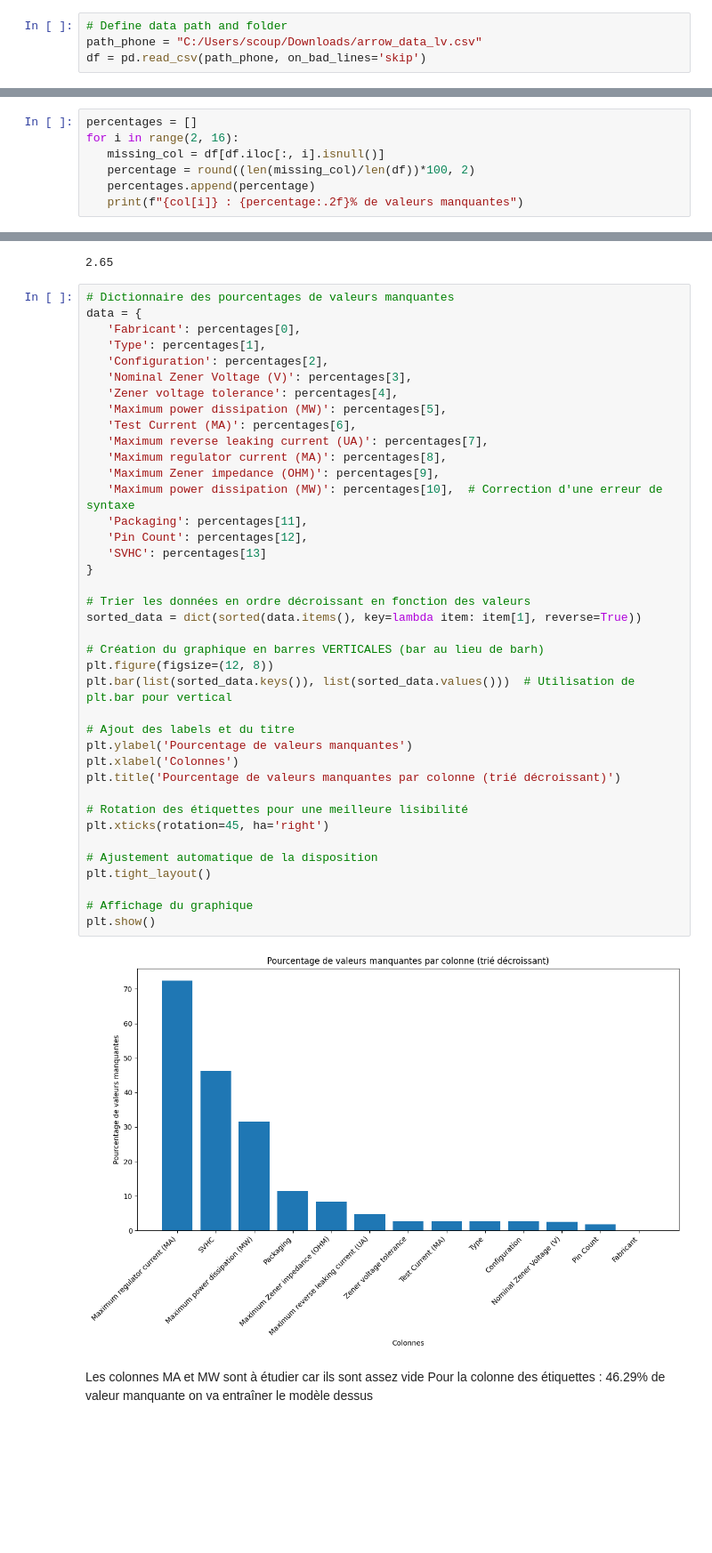
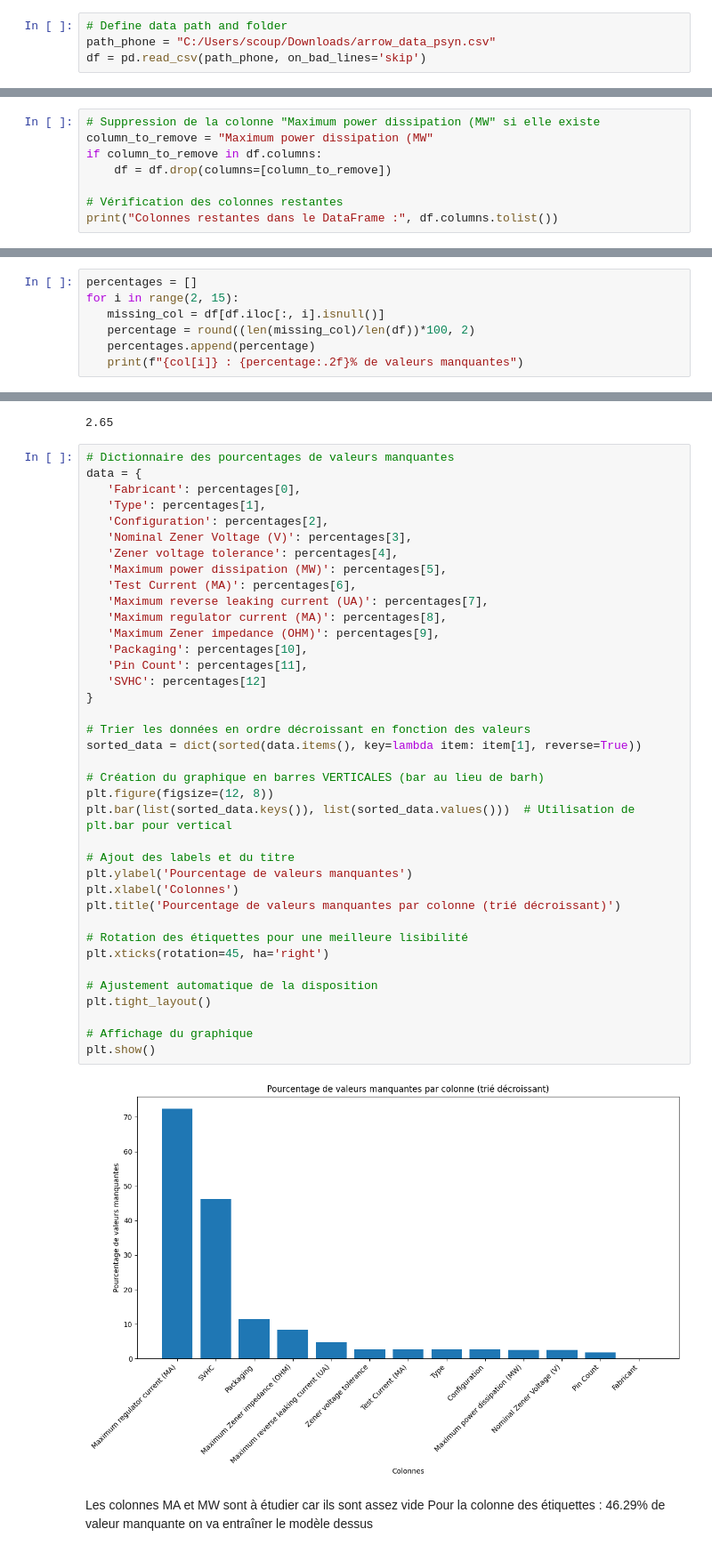
Before and after one commit to coupsim/PSYN_SC_AL, a Jupyter notebook: PSYN.ipynb, the cells around one changed output, grey strips where cells are left out. Shown: that part at 89% size. Cells and saved outputs as stored; diff of their text form; blank space fills up the shorter version.

```diff
--- a/PSYN.ipynb
+++ b/PSYN.ipynb
@@ -12,6 +14,6 @@ from sklearn.pipeline import make_pipeline
 # %%
 # Define data path and folder
-path_phone = "C:/Users/scoup/Downloads/arrow_data_lv.csv"
+path_phone = "C:/Users/scoup/Downloads/arrow_data_psyn.csv"
 df = pd.read_csv(path_phone, on_bad_lines='skip')
 # %%
 df.shape
@@ -35,0 +40,8 @@ df
+# %%
+# Suppression de la colonne "Maximum power dissipation (MW" si elle existe
+column_to_remove = "Maximum power dissipation (MW"
+if column_to_remove in df.columns:
+    df = df.drop(columns=[column_to_remove])
+
+# Vérification des colonnes restantes
+print("Colonnes restantes dans le DataFrame :", df.columns.tolist())
@@ -57,7 +71,7 @@ Index(['Reference ZENER', 'Stock', 'Fabricant', 'Type', 'Configuration',
       dtype='object')
 # %%
 percentages = []
-for i in range(2, 16):
+for i in range(2, 15):
    missing_col = df[df.iloc[:, i].isnull()]
    percentage = round((len(missing_col)/len(df))*100, 2)
    percentages.append(percentage)
@@ -90,38 +103,37 @@ data = {
    'Nominal Zener Voltage (V)': percentages[3],
    'Zener voltage tolerance': percentages[4],
    'Maximum power dissipation (MW)': percentages[5],
    'Test Current (MA)': percentages[6],
    'Maximum reverse leaking current (UA)': percentages[7],
    'Maximum regulator current (MA)': percentages[8],
    'Maximum Zener impedance (OHM)': percentages[9],
-   'Maximum power dissipation (MW)': percentages[10],  # Correction d'une erreur de syntaxe
-   'Packaging': percentages[11],
-   'Pin Count': percentages[12],
-   'SVHC': percentages[13]
+   'Packaging': percentages[10],
+   'Pin Count': percentages[11],
+   'SVHC': percentages[12]
 }
 
 # Trier les données en ordre décroissant en fonction des valeurs
 sorted_data = dict(sorted(data.items(), key=lambda item: item[1], reverse=True))
 
 # Création du graphique en barres VERTICALES (bar au lieu de barh)
 plt.figure(figsize=(12, 8))
 plt.bar(list(sorted_data.keys()), list(sorted_data.values()))  # Utilisation de plt.bar pour vertical
 
 # Ajout des labels et du titre
 plt.ylabel('Pourcentage de valeurs manquantes')
 plt.xlabel('Colonnes')
 plt.title('Pourcentage de valeurs manquantes par colonne (trié décroissant)')
 
 # Rotation des étiquettes pour une meilleure lisibilité
 plt.xticks(rotation=45, ha='right')
 
 # Ajustement automatique de la disposition
 plt.tight_layout()
 
 # Affichage du graphique
 plt.show()
 # %% [output]
-[figure, old version]
+[figure, new version]
 # %% [markdown]
 Les colonnes MA et MW sont à étudier car ils sont assez vide
 Pour la colonne des étiquettes : 46.29% de valeur manquante on va entraîner le modèle dessus
```
Also changed, not shown: parts of 53 cells of this notebook.
